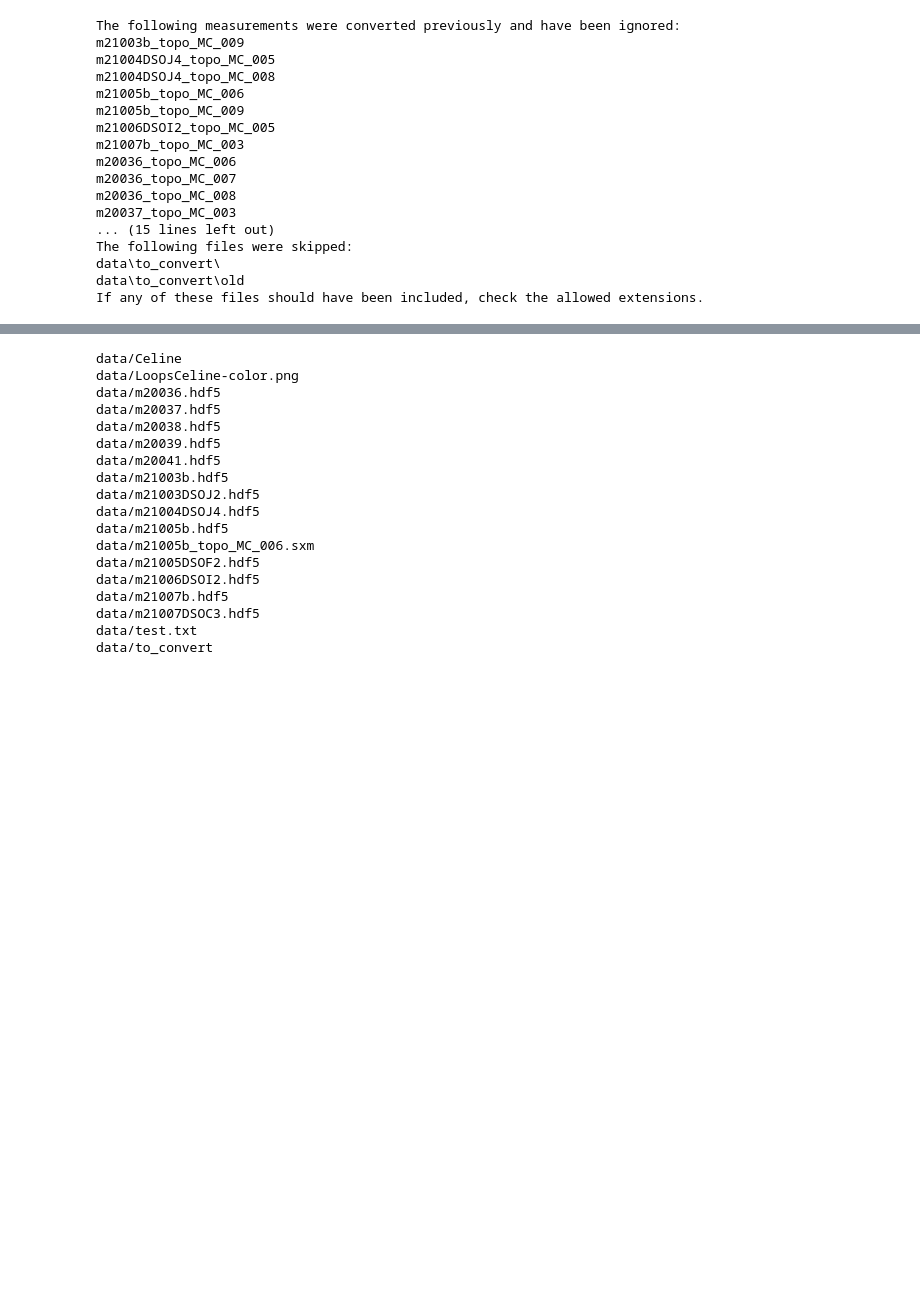
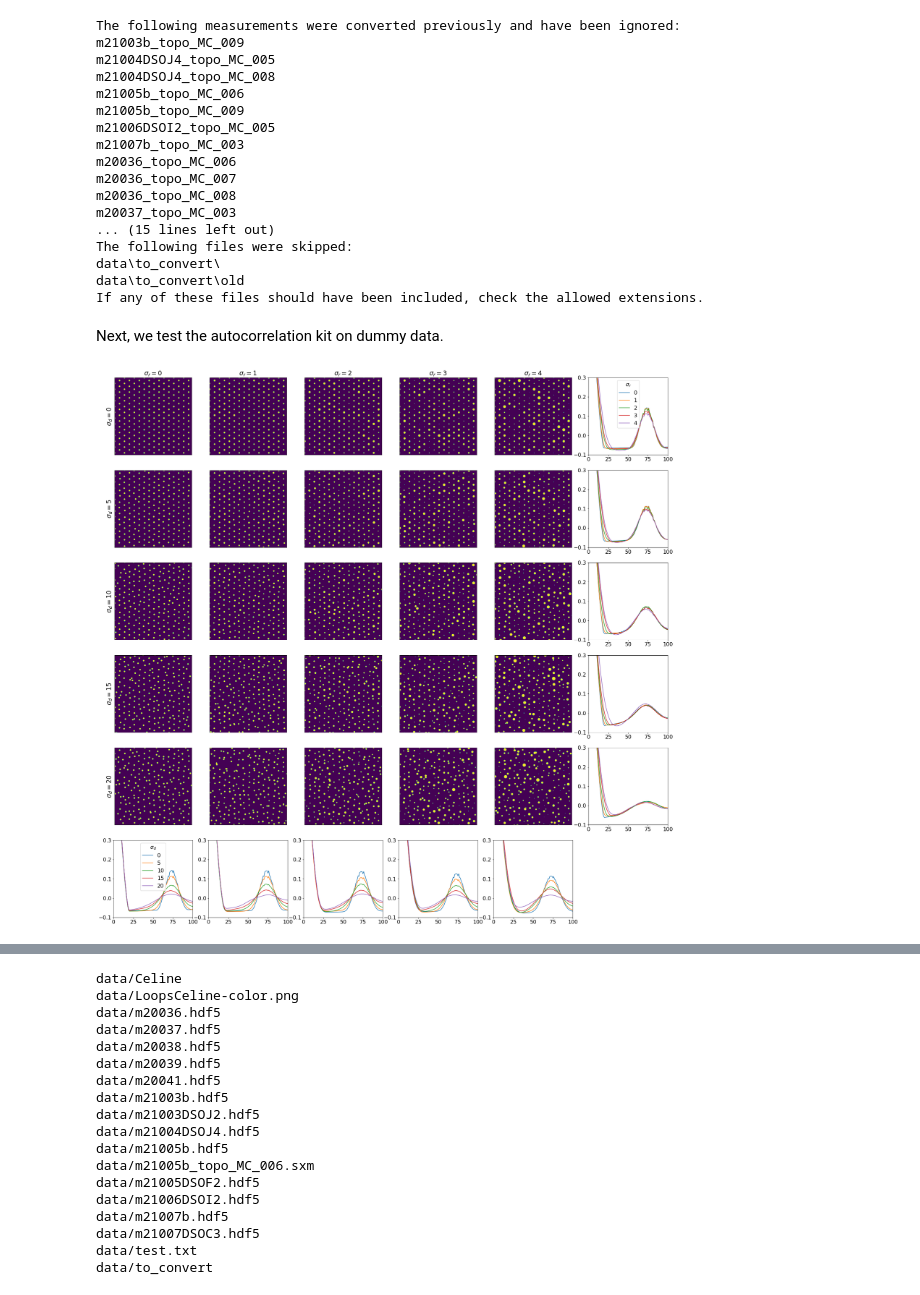
Before and after one commit to mariguimaraes/hystorian_, a Jupyter notebook: DomainStatsWorkflow.ipynb, the cells around one changed output, grey strips where cells are left out. Drawn from its saved outputs; the diff is of its cells as text; code cells hidden in the pictures; blank space fills up the shorter version.

Commit message:
Add dummy data tests

```diff
--- a/DomainStatsWorkflow.ipynb
+++ b/DomainStatsWorkflow.ipynb
@@ -83,3 +85,67 @@ The following files were skipped:
 data\to_convert\
 data\to_convert\old
 If any of these files should have been included, check the allowed extensions.
+# %% [markdown]
+Next, we test the autocorrelation kit on dummy data.
+# %%
+plt.rcParams.update({'font.size': 16,
+                     'axes.titlesize': 'large',
+                     'axes.labelsize': 'large',
+                    })
+
+lattsize = 1000
+r = 10
+dr = 0
+d = 75
+dd = 0
+dds = [0, 5, 10, 15, 20]
+drs = [0, 1, 2, 3, 4]
+
+np.random.seed(0)
+
+fig, axs_lines = plt.subplots(len(dds)+1, len(drs)+1, figsize=(5 * (len(drs)+1), 5 * (len(dds)+1)))
+xlims = (0.0, 100)
+ylims = (-0.1, 0.3)
+
+
+for axs, dd in zip(axs_lines[:-1], dds):
+    for j, (ax, dr) in enumerate(zip(axs[:-1], drs)):
+
+        lattice = twodim.generate_triangular_lattice(lattsize, r, dr, d, dd)
+
+        ax.imshow(lattice)
+        ax.set_xticks([])
+        ax.set_yticks([])
+
+        ac = twodim.autocorrelate(lattice, mode = 'same')#padding='wrap')
+
+        x, y = twodim.radial_average(ac)
+
+        axs[-1].plot(x, y)
+        #axs[-1].scatter(x[local_max_1D(y)], y[local_max_1D(y)])
+        #axs[-1].scatter(x[local_max_1D(-y)], y[local_max_1D(-y)])
+
+        axs_lines[-1][j].plot(x, y)
+        #axs_lines[-1][j].scatter(x[local_max_1D(y)], y[local_max_1D(y)])
+        #axs_lines[-1][j].scatter(x[local_max_1D(-y)], y[local_max_1D(-y)])
+    axs[-1].set_xlim(xlims)
+    axs[-1].set_ylim(ylims)
+
+for ax in axs_lines[-1]:
+    ax.set_xlim(xlims)
+    ax.set_ylim(ylims)
+#ax2.legend(variable)
+#ax2.set_xlim(0.0, 75)
+
+axs_lines[0][-1].legend(drs, title='$\sigma_r$')
+axs_lines[-1][0].legend(dds, title='$\sigma_d$')
+
+for ax, dr in zip(axs_lines[0][:-1], drs):
+    ax.set_title('$\sigma_r = {}$'.format(dr))
+
+for ax, dd in zip(axs_lines[:-1, 0], dds):
+    ax.set_ylabel('$\sigma_d = {}$'.format(dd))
+
+fig.delaxes(axs_lines[-1][-1])
+# %% [output]
+[figure, added]
```
Also changed, not shown: parts of 2 cells of this notebook, 1 other file.
